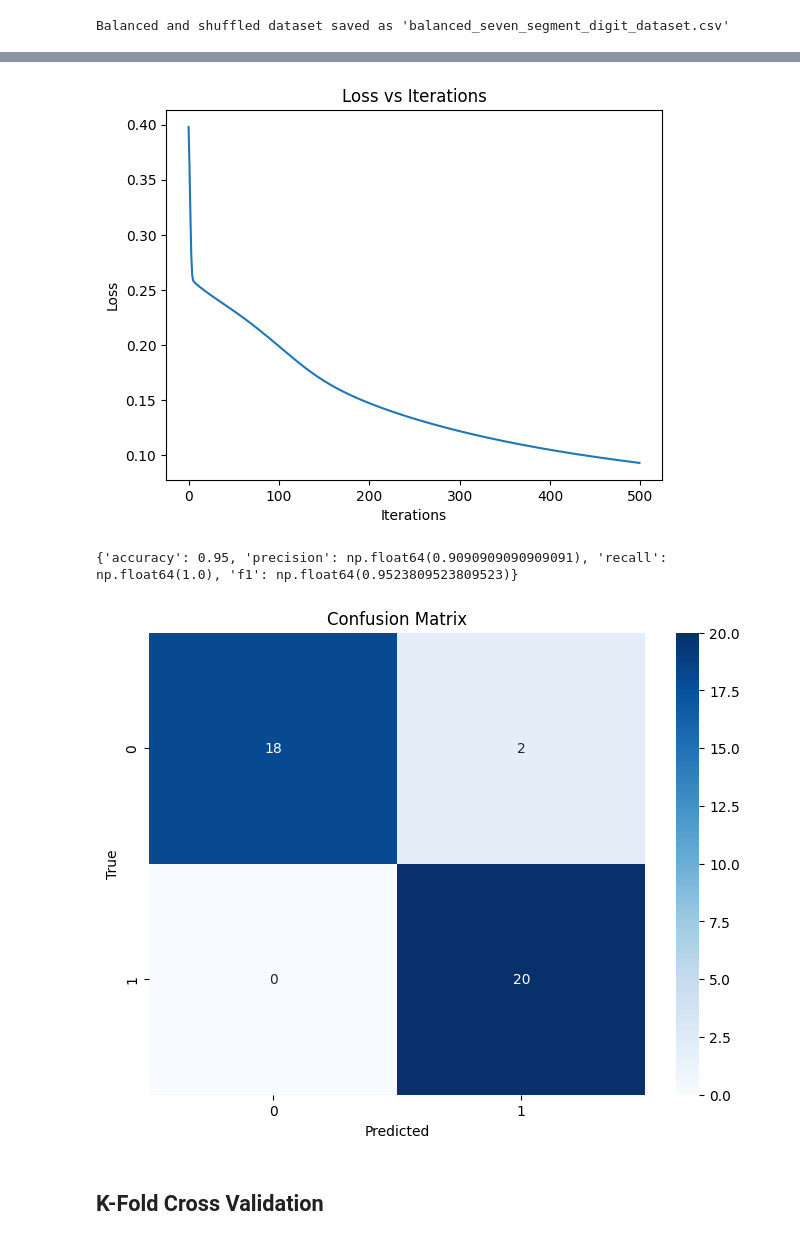
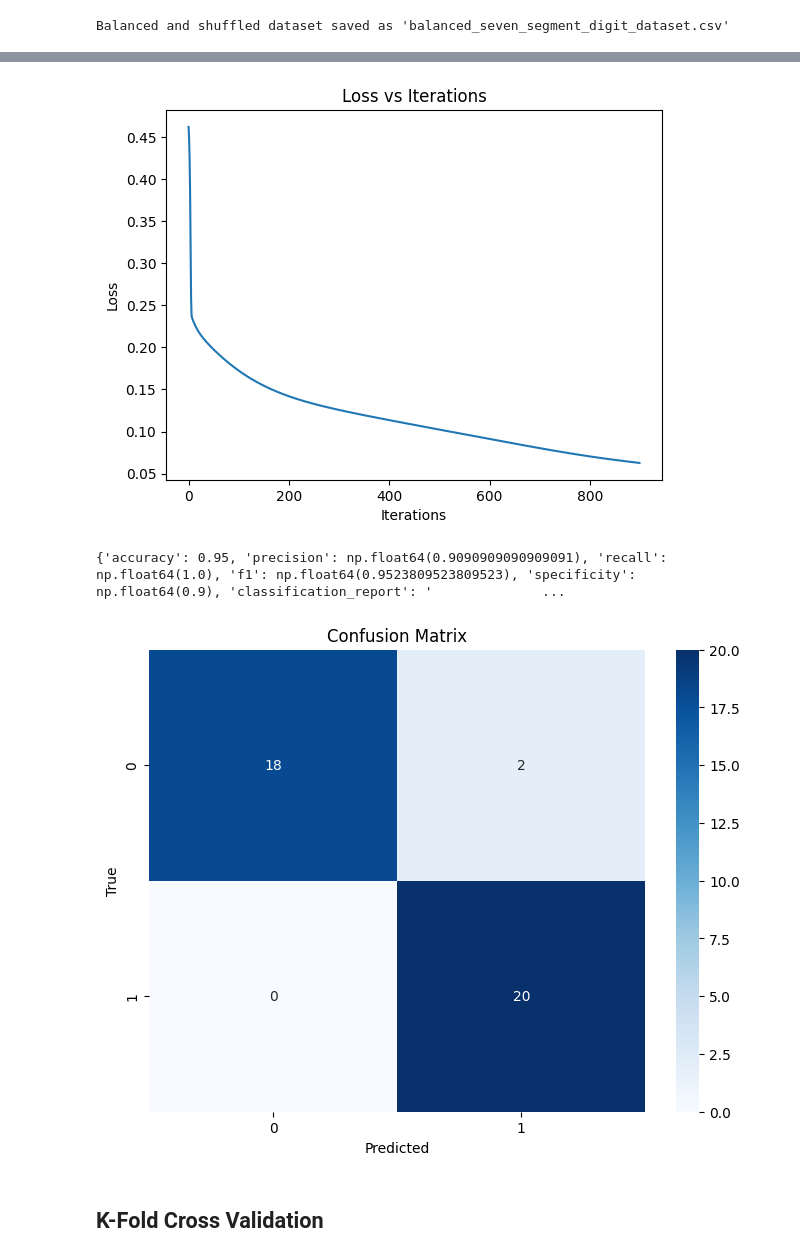
Before and after one commit to Uttam-Mahata/Soft_Computing, a Jupyter notebook: Assignment5/7-segment-digit.ipynb, the cells around one changed output, grey strips where cells are left out. Cells and saved outputs as stored; diff of their text form; code cells hidden in the pictures.

```diff
--- a/Assignment5/7-segment-digit.ipynb
+++ b/Assignment5/7-segment-digit.ipynb
@@ -172,7 +172,7 @@ import numpy as np
 import pandas as pd
 import matplotlib.pyplot as plt
 from sklearn.model_selection import train_test_split
-from sklearn.metrics import accuracy_score, precision_score, recall_score, f1_score, confusion_matrix
+from sklearn.metrics import accuracy_score, precision_score, recall_score, f1_score, confusion_matrix, classification_report
 import seaborn as sns
 
 # Load the data
@@ -253,7 +253,7 @@ X_train, X_test, y_train, y_test = train_test_split(X, y, test_size=0.2, stratif
 
 # Initialize and train the model on the training set
 nn = NeuralNetwork(input_size=X.shape[1], hidden1_size=10, hidden2_size=10, output_size=1, learning_rate=0.01)
-epochs = 500
+epochs = 900
 loss_history = nn.train(X_train, y_train.reshape(-1, 1), epochs)
 
 # Plot training loss over iterations
@@ -264,18 +264,23 @@ y_pred = nn.forward(X_test)
 y_pred = np.round(y_pred).flatten()
 
 # Calculate evaluation metrics
+conf_matrix = confusion_matrix(y_test, y_pred)
+TN, FP, FN, TP = conf_matrix.ravel()
+specificity = TN / (TN + FP)
+
 metrics = {
     'accuracy': accuracy_score(y_test, y_pred),
     'precision': precision_score(y_test, y_pred),
     'recall': recall_score(y_test, y_pred),
-    'f1': f1_score(y_test, y_pred)
+    'f1': f1_score(y_test, y_pred),
+    'specificity': specificity,
+    'classification_report': classification_report(y_test, y_pred)
 }
 
 # Print metrics
 print(metrics)
 
-# Confusion Matrix
-conf_matrix = confusion_matrix(y_test, y_pred)
+# Plot Confusion Matrix
 plt.figure(figsize=(8, 6))
 sns.heatmap(conf_matrix, annot=True, fmt="d", cmap="Blues")
 plt.xlabel('Predicted')
@@ -291,5 +300,5 @@ Epoch 400, Loss: 0.1050
-[figure, old version]
+[figure, new version]
-{'accuracy': 0.95, 'precision': np.float64(0.9090909090909091), 'recall': np.float64(1.0), 'f1': np.float64(0.9523809523809523)}
+{'accuracy': 0.95, 'precision': np.float64(0.9090909090909091), 'recall': np.float64(1.0), 'f1': np.float64(0.9523809523809523), 'specificity': np.float64(0.9), 'classification_report': '              ...
 [figure]
 # %% [markdown]
 ## K-Fold Cross Validation
```
Also changed, not shown: parts of 2 cells of this notebook.
